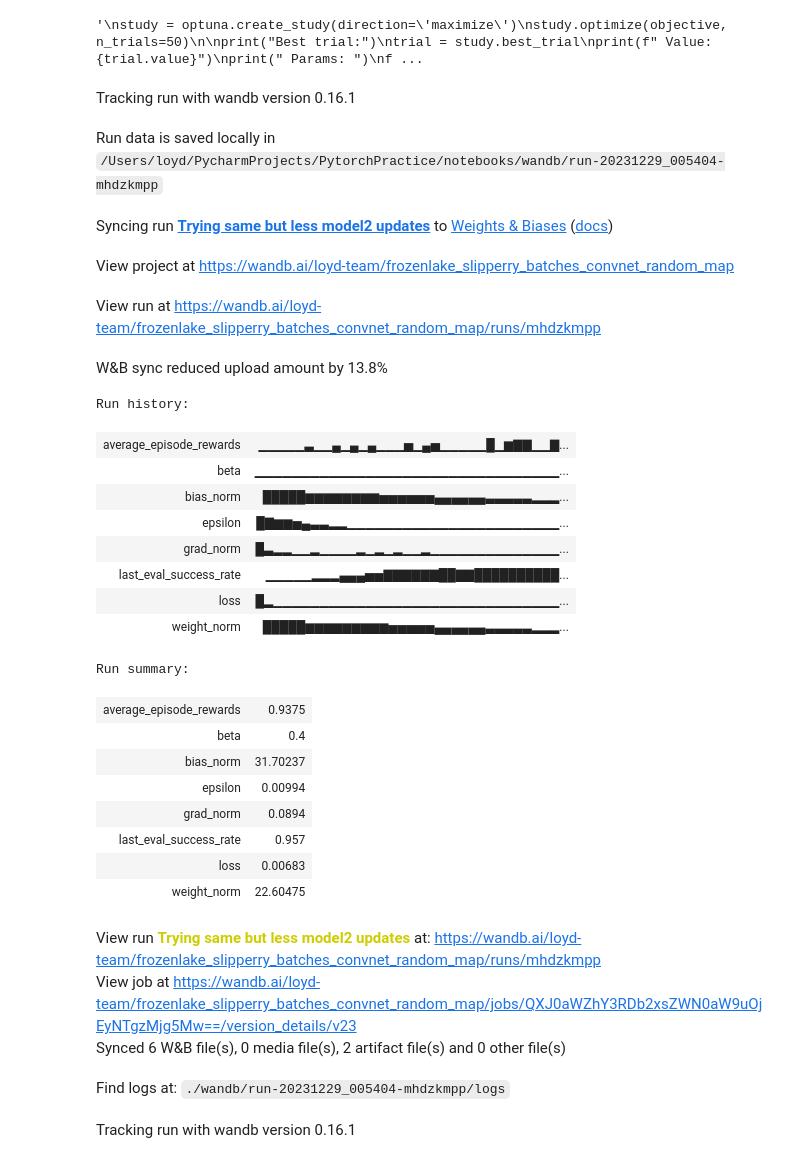
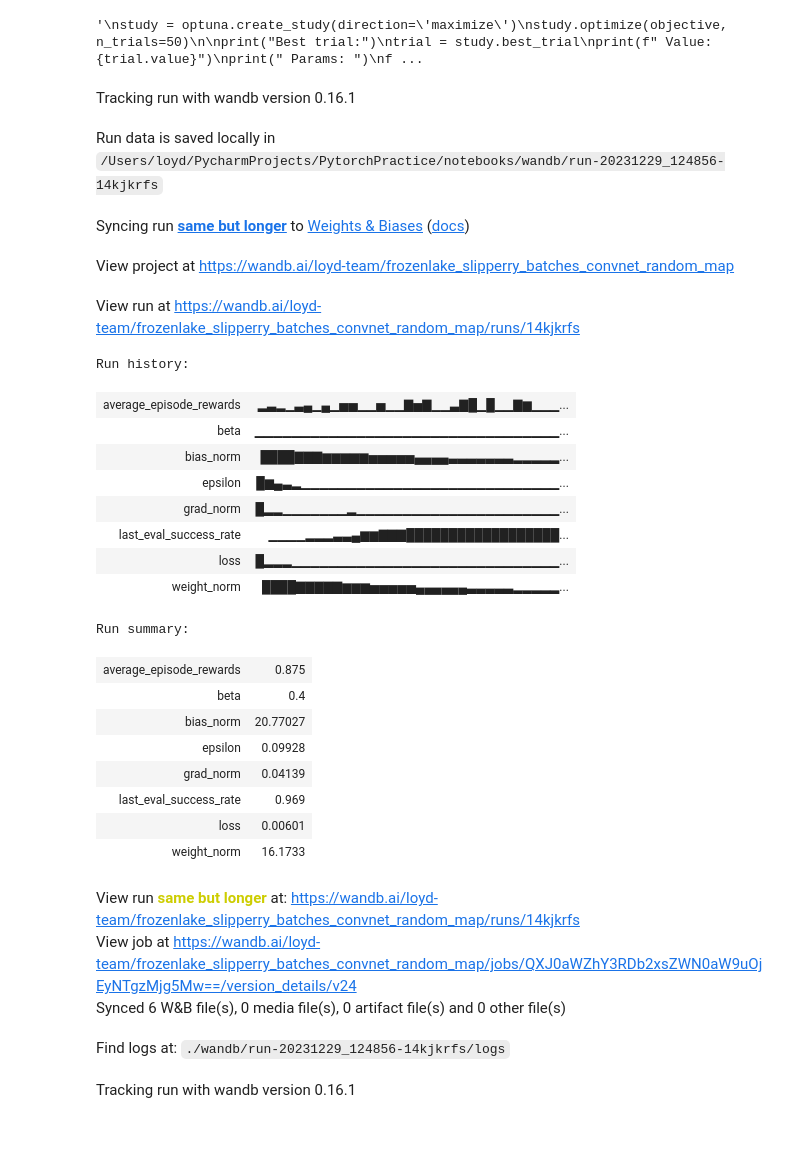
Before and after one commit to Looyyd/PytorchPractice, a Jupyter notebook: notebooks/ice_agent.ipynb, the cells around one changed output. Drawn from its saved outputs; the diff is of its cells as text; code cells hidden in the pictures; blank space fills up the shorter version.

```diff
--- a/notebooks/ice_agent.ipynb
+++ b/notebooks/ice_agent.ipynb
@@ -41,9 +41,11 @@ class ConvBlock(nn.Module):
         return out + residual
 
 class ConvNet(nn.Module):
-    def __init__(self, input_size, n_actions, conv_layers=[16,32], dropout_p=None):
+    def __init__(self, input_size, n_actions, conv_layers=None, dropout_p=None):
         super(ConvNet, self).__init__()
 
+        if conv_layers is None:
+            conv_layers = [16, 32]
         layers = []
         in_channels = 4  # Initial number of channels
 
@@ -330,12 +332,8 @@ def train_model(model, optimizer, loss_fn, gamma, epsilon_start, epsilon_decay,
                     episode_states[ongoing_indices[i]] = next_state
 
 
-            # Update ongoing indices
-            new_ongoing_indices = []
-            for i, (done, reward) in enumerate(zip(next_dones, rewards)):
-                if not done:
-                    new_ongoing_indices.append(ongoing_indices[i])
-            ongoing_indices = new_ongoing_indices
+            ongoing_indices = [ongoing_indices[i] for i, done in enumerate(next_dones) if not done]
+
         # Close all environments at the end of the episode
         for env in envs:
             env.close()
@@ -462,26 +460,26 @@ visited_step_reward = 0
 hole_reward = 0 #-0.5
 in_place_reward = 0
 step_reward = 0# -0.03
-min_epsilon = 0.01
+min_epsilon = 0.1
 gradient_clipping_max_norm = 2.0
 batch_size=128
 buffer_alpha=0.3
 beta=0.4
 beta_increment=0
-model2_episode_update_frequency = 50
+model2_episode_update_frequency = 100
 # %%
 random_map = True
 is_slippery = False
 # %%
 # Train the model
-num_episodes = 1500
+num_episodes = 2500
 n_actions = env.action_space.n
 n_states = env.observation_space.n
 model = ConvNet(n_states, n_actions, dropout_p=dropout_p).to(device)
 optimizer = optim.Adam(model.parameters(), lr=learning_rate, weight_decay=weight_decay)
 loss_fn = nn.MSELoss()
 wandb.init(project="frozenlake_slipperry_batches_convnet_random_map",
-           name="Trying same but less model2 updates",
+           name="same but longer",
            reinit=True,
            config={"learning_rate": learning_rate,
                    "gamma": gamma,
@@ -496,58 +494,57 @@ wandb.init(project="frozenlake_slipperry_batches_convnet_random_map",
                    "visited_step_reward": visited_step_reward,
                    "hole_reward": hole_reward,
                    "in_place_reward": in_place_reward,
                    "step_reward": step_reward,
                    "minimum_epsilon": min_epsilon,
                    "gradient_clipping_max_norm": gradient_clipping_max_norm,
                    "batch_size": batch_size,
                    "buffer_alpha": buffer_alpha,
                    "beta": beta,
                    "beta_increment": beta_increment,
                    "model2_episode_update_frequency": model2_episode_update_frequency})
 model, _ = train_model(model, optimizer, loss_fn, gamma, epsilon, epsilon_decay, num_episodes, device, n_states,
                     random_map=random_map, is_slippery=is_slippery,
                     forward_step_reward=forward_step_reward,
                     visited_step_reward=visited_step_reward,
                     hole_reward=hole_reward,
                     in_place_reward=in_place_reward,
                     step_reward=step_reward,
                     minimum_epsilon=min_epsilon,
                     gradient_clipping_max_norm=gradient_clipping_max_norm,
                     batch_size=batch_size,
                     buffer_alpha=buffer_alpha,
                     beta=beta,
                     beta_increment=beta_increment,
                     model2_episode_update_frequency=model2_episode_update_frequency)
 wandb.finish()
 # %% [output]
 Tracking run with wandb version 0.16.1
-Run data is saved locally in /Users/loyd/PycharmProjects/PytorchPractice/notebooks/wandb/run-20231229_005404-mhdzkmpp
+Run data is saved locally in /Users/loyd/PycharmProjects/PytorchPractice/notebooks/wandb/run-20231229_124856-14kjkrfs
-Syncing run Trying same but less model2 updates to Weights & Biases (docs)
+Syncing run same but longer to Weights & Biases (docs)
 View project at https://wandb.ai/loyd-team/frozenlake_slipperry_batches_convnet_random_map
-View run at https://wandb.ai/loyd-team/frozenlake_slipperry_batches_convnet_random_map/runs/mhdzkmpp
+View run at https://wandb.ai/loyd-team/frozenlake_slipperry_batches_convnet_random_map/runs/14kjkrfs
-W&B sync reduced upload amount by 13.8%
 Run history:
-| average_episode_rewards | ▁▁▁▁▁▃▁▁▄▁▄▁▄▁▁▁▅▁▄▅▁▁▁▁▁█▁▆▇▇▁▁▇... |
+| average_episode_rewards | ▂▃▂▁▃▄▁▄▁▅▅▁▁▅▁▁▇▅▇▁▁▃▇█▁█▁▁▇▆▁▁▁... |
 | beta | ▁▁▁▁▁▁▁▁▁▁▁▁▁▁▁▁▁▁▁▁▁▁▁▁▁▁▁▁▁▁▁▁▁... |
-| bias_norm | █████▆▆▆▆▆▆▆▆▅▅▅▅▅▅▄▄▄▄▄▄▃▃▃▃▃▂▂▂... |
-| epsilon | █▇▆▆▅▄▃▃▂▂▁▁▁▁▁▁▁▁▁▁▁▁▁▁▁▁▁▁▁▁▁▁▁... |
-| grad_norm | █▃▂▂▁▁▂▁▁▁▁▂▁▂▁▂▁▁▂▁▁▁▁▁▁▁▁▁▁▁▁▁▁... |
-| last_eval_success_rate | ▁▁▁▁▁▂▂▂▄▄▄▅▅▇▇▇▇▇▇██▇▇██████████... |
-| loss | █▂▁▁▁▁▁▁▁▁▁▁▁▁▁▁▁▁▁▁▁▁▁▁▁▁▁▁▁▁▁▁▁... |
-| weight_norm | █████▆▆▆▆▆▆▆▆▆▅▅▅▅▅▄▄▄▄▄▄▃▃▃▃▃▂▂▂... |
+| bias_norm | ████▇▇▇▆▆▆▆▆▅▅▅▅▅▄▄▄▄▃▃▃▃▃▃▃▂▂▂▂▂... |
+| epsilon | █▆▄▃▂▁▁▁▁▁▁▁▁▁▁▁▁▁▁▁▁▁▁▁▁▁▁▁▁▁▁▁▁... |
+| grad_norm | █▂▂▁▁▁▁▁▁▁▂▁▁▁▁▁▁▁▁▁▁▁▁▁▁▁▁▁▁▁▁▁▁... |
+| last_eval_success_rate | ▁▁▁▁▂▂▂▃▃▄▆▆▇▇▇██████████████████... |
+| loss | █▂▂▂▁▁▁▁▁▁▁▁▁▁▁▁▁▁▁▁▁▁▁▁▁▁▁▁▁▁▁▁▁... |
+| weight_norm | ████▇▇▇▇▇▆▆▆▅▅▅▅▅▄▄▄▄▄▄▃▃▃▃▃▂▂▂▂▂... |
 Run summary:
-| average_episode_rewards | 0.9375 |
+| average_episode_rewards | 0.875 |
 | beta | 0.4 |
-| bias_norm | 31.70237 |
-| epsilon | 0.00994 |
-| grad_norm | 0.0894 |
-| last_eval_success_rate | 0.957 |
-| loss | 0.00683 |
-| weight_norm | 22.60475 |
+| bias_norm | 20.77027 |
+| epsilon | 0.09928 |
+| grad_norm | 0.04139 |
+| last_eval_success_rate | 0.969 |
+| loss | 0.00601 |
+| weight_norm | 16.1733 |
+View run same but longer at: https://wandb.ai/loyd-team/frozenlake_slipperry_batches_convnet_random_map/runs/14kjkrfs
+View job at https://wandb.ai/loyd-team/frozenlake_slipperry_batches_convnet_random_map/jobs/QXJ0aWZhY3RDb2xsZWN0aW9uOjEyNTgzMjg5Mw==/version_details/v24
+Synced 6 W&B file(s), 0 media file(s), 0 artifact file(s) and 0 other file(s)
-View run Trying same but less model2 updates at: https://wandb.ai/loyd-team/frozenlake_slipperry_batches_convnet_random_map/runs/mhdzkmpp
-View job at https://wandb.ai/loyd-team/frozenlake_slipperry_batches_convnet_random_map/jobs/QXJ0aWZhY3RDb2xsZWN0aW9uOjEyNTgzMjg5Mw==/version_details/v23
-Synced 6 W&B file(s), 0 media file(s), 2 artifact file(s) and 0 other file(s)
+Find logs at: ./wandb/run-20231229_124856-14kjkrfs/logs
-Find logs at: ./wandb/run-20231229_005404-mhdzkmpp/logs
 # %%
     # save model
 torch.save(model.state_dict(), "frozenlake_convnet_random_map_96.pt")
```
Also changed, not shown: parts of 3 cells of this notebook.
